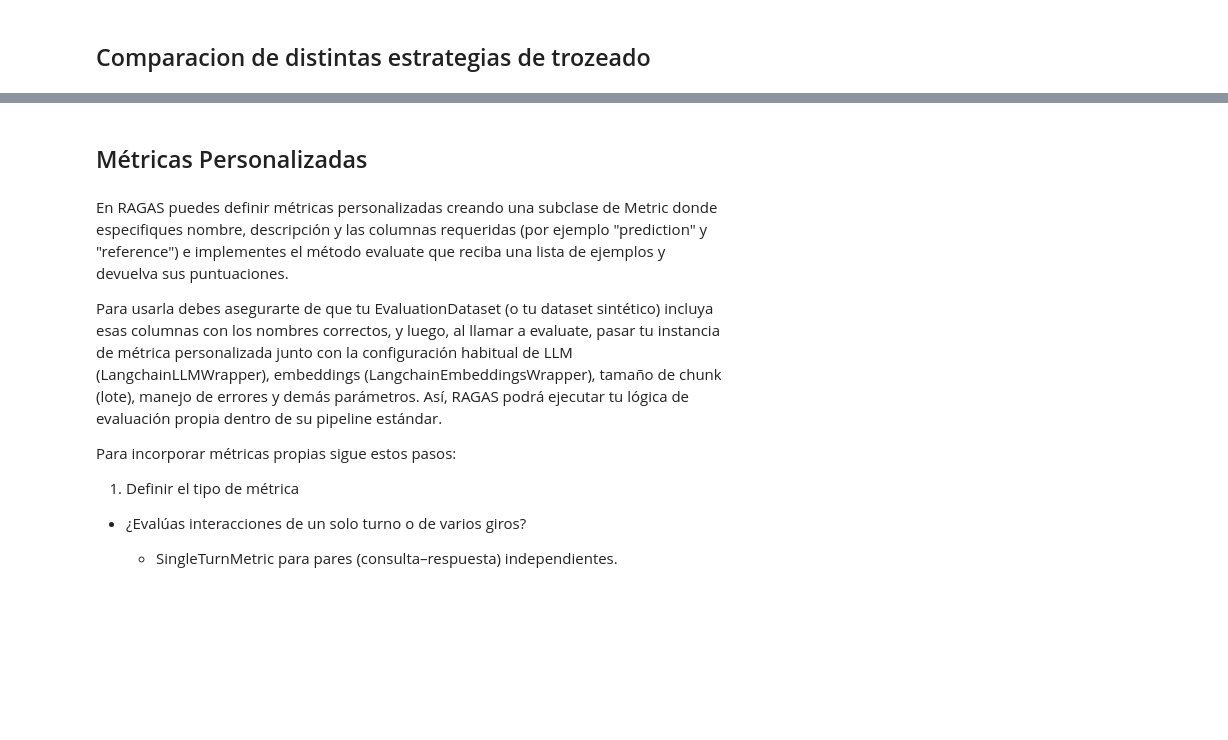
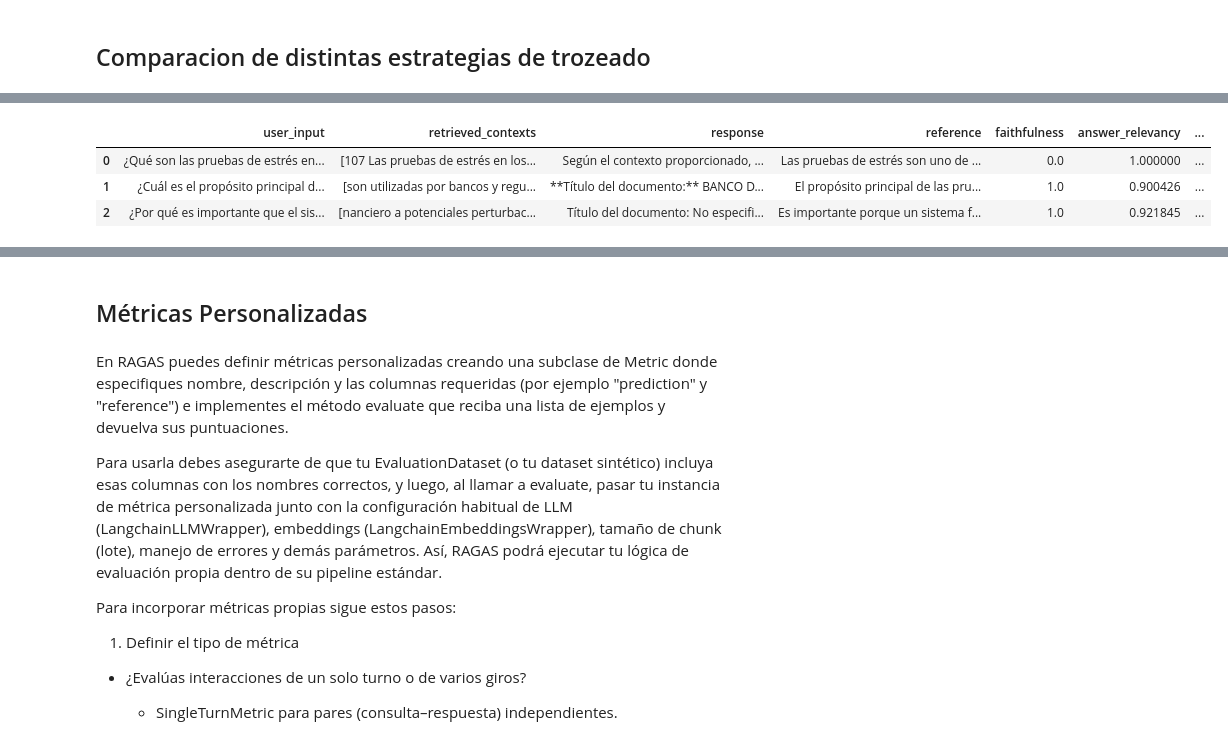
Before and after one commit to cafernandezp/course-fundamentos-llms-bbva, a Jupyter notebook: rag/soluciones/Taller_RAG_solucion.ipynb, the cells around one changed output, grey strips where cells are left out. Cells and saved outputs as stored; diff of their text form; code cells hidden in the pictures; blank space fills up the shorter version.

```diff
--- a/rag/soluciones/Taller_RAG_solucion.ipynb
+++ b/rag/soluciones/Taller_RAG_solucion.ipynb
@@ -645,0 +642,13 @@ Si se te ocurre alguno más, impleméntalo a continuación (categoría temática
+# %%
+from langchain_openai import AzureChatOpenAI
+
+
+#LLM para limpiar datos
+llm_metadata = AzureChatOpenAI(azure_deployment="gpt-4o",
+    api_key = OPENAI_API_KEY,
+    api_version=API_VERSION,
+    azure_endpoint=AZURE_ENDPOINT,
+    temperature=0.1,
+    max_tokens=60, #Se restringe a 60 para topearlo, solamente quiero una tag de topic.
+    timeout=None,
+    max_retries=2)
@@ -1474,3 +1684,10 @@ WARNING:ragas.prompt.pydantic_prompt:LLM returned 1 generations instead of reque
+# %%
+all_results.head(3)
+# %% [output]
+|  | user_input | retrieved_contexts | response | reference | faithfulness | answer_relevancy | ... |
+| 0 | ¿Qué son las pruebas de estrés en... | [107 Las pruebas de estrés en los... | Según el contexto proporcionado, ... | Las pruebas de estrés son uno de ... | 0.0 | 1.000000 | ... |
+| 1 | ¿Cuál es el propósito principal d... | [son utilizadas por bancos y regu... | **Título del documento:** BANCO D... | El propósito principal de las pru... | 1.0 | 0.900426 | ... |
+| 2 | ¿Por qué es importante que el sis... | [nanciero a potenciales perturbac... | Título del documento: No especifi... | Es importante porque un sistema f... | 1.0 | 0.921845 | ... |
 # %%
 df = all_results.copy()
 
```
Also changed, not shown: parts of 59 cells of this notebook.
